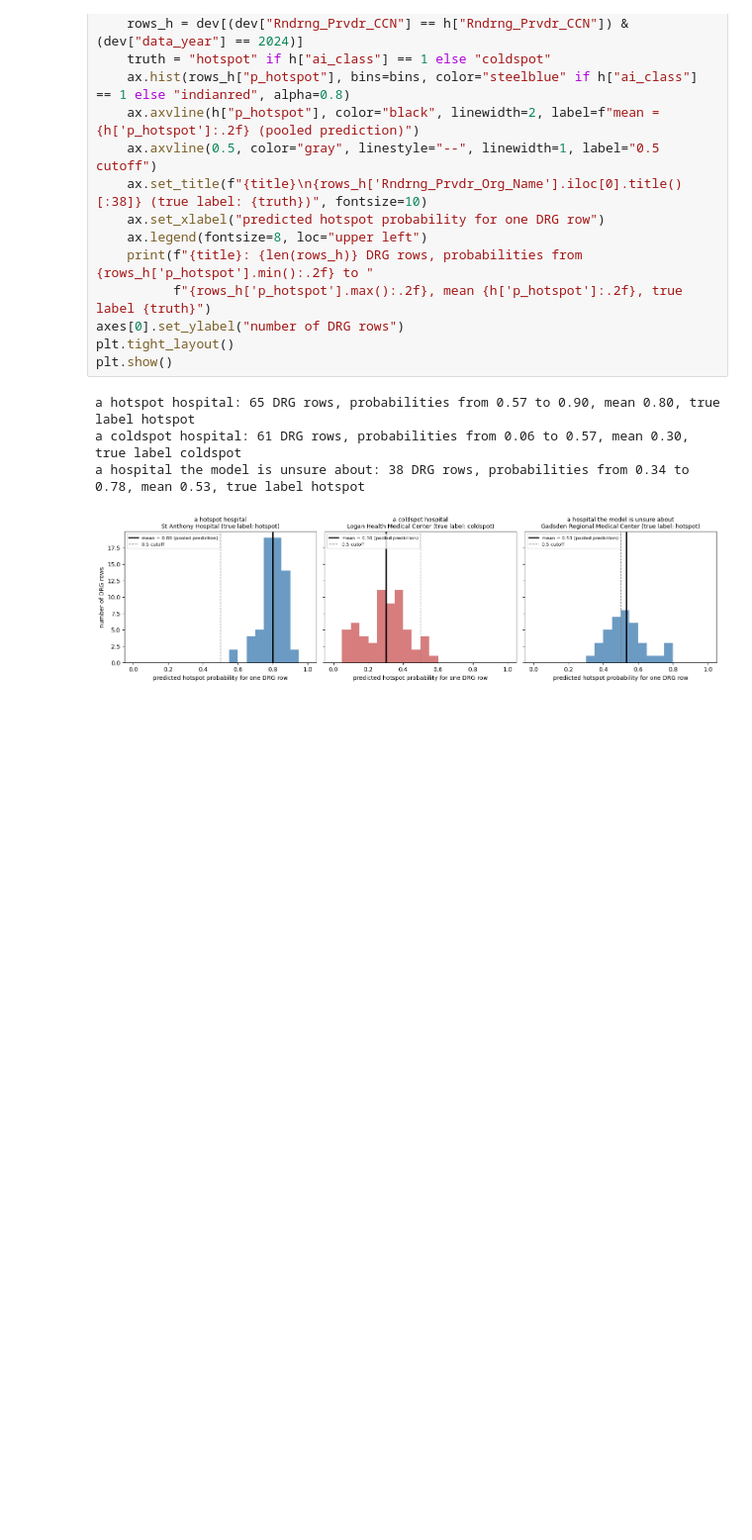
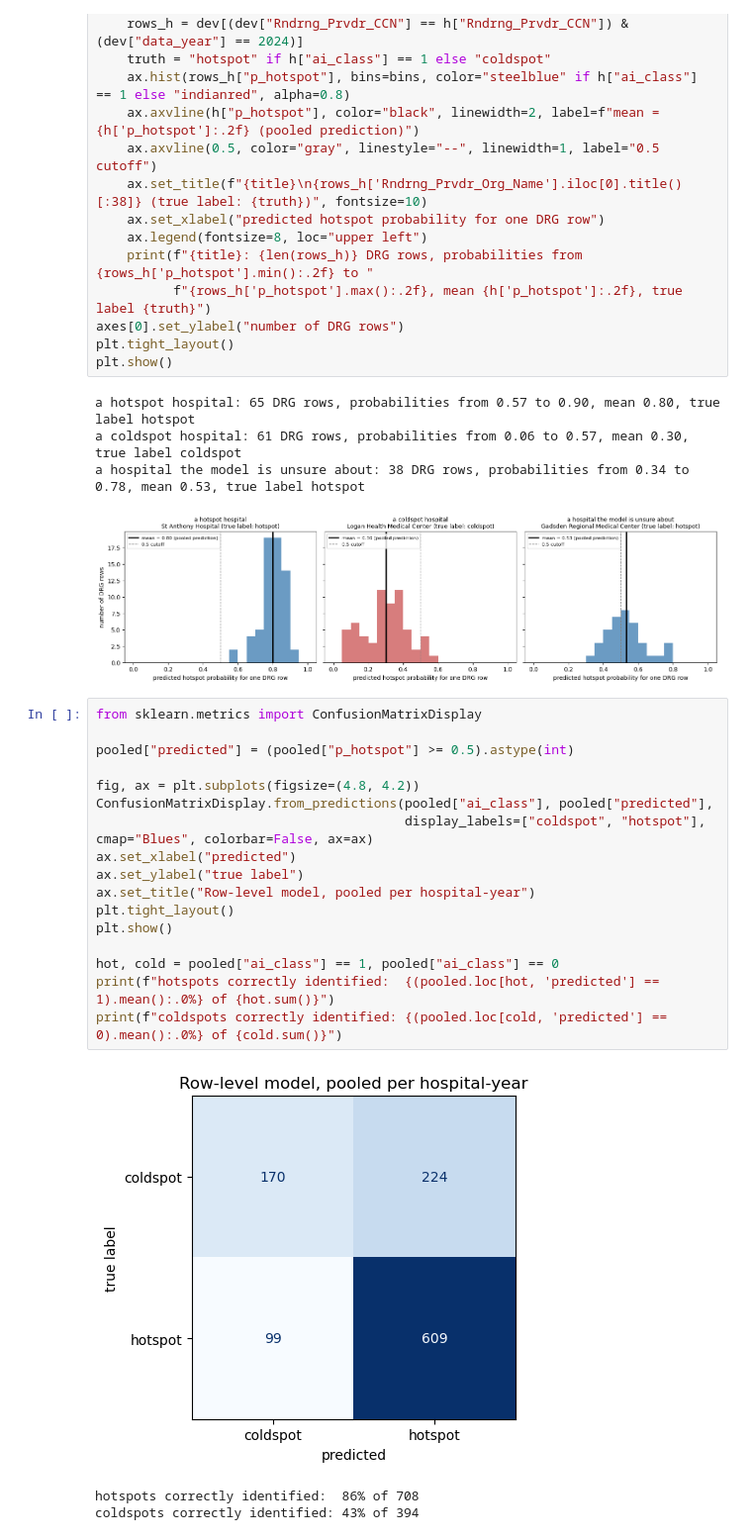
Before and after one commit to ellabellae/AIAdoptionHospitals, a Jupyter notebook: model.ipynb, the cells around one changed output. Shown at 99% size. Saved outputs shown, nothing was run; the diff lists cells and outputs as text; blank space fills up the shorter version.

Commit message:
add evaluation metrics

```diff
--- a/model.ipynb
+++ b/model.ipynb
@@ -719,3 +720,24 @@ a hotspot hospital: 65 DRG rows, probabilities from 0.57 to 0.90, mean 0.80, tru
 a coldspot hospital: 61 DRG rows, probabilities from 0.06 to 0.57, mean 0.30, true label coldspot
 a hospital the model is unsure about: 38 DRG rows, probabilities from 0.34 to 0.78, mean 0.53, true label hotspot
 [figure]
+# %%
+from sklearn.metrics import ConfusionMatrixDisplay
+
+pooled["predicted"] = (pooled["p_hotspot"] >= 0.5).astype(int)
+
+fig, ax = plt.subplots(figsize=(4.8, 4.2))
+ConfusionMatrixDisplay.from_predictions(pooled["ai_class"], pooled["predicted"],
+                                        display_labels=["coldspot", "hotspot"], cmap="Blues", colorbar=False, ax=ax)
+ax.set_xlabel("predicted")
+ax.set_ylabel("true label")
+ax.set_title("Row-level model, pooled per hospital-year")
+plt.tight_layout()
+plt.show()
+
+hot, cold = pooled["ai_class"] == 1, pooled["ai_class"] == 0
+print(f"hotspots correctly identified:  {(pooled.loc[hot, 'predicted'] == 1).mean():.0%} of {hot.sum()}")
+print(f"coldspots correctly identified: {(pooled.loc[cold, 'predicted'] == 0).mean():.0%} of {cold.sum()}")
+# %% [output]
+[figure, added]
+hotspots correctly identified:  86% of 708
+coldspots correctly identified: 43% of 394
```
Also changed, not shown: parts of 4 cells of this notebook.
